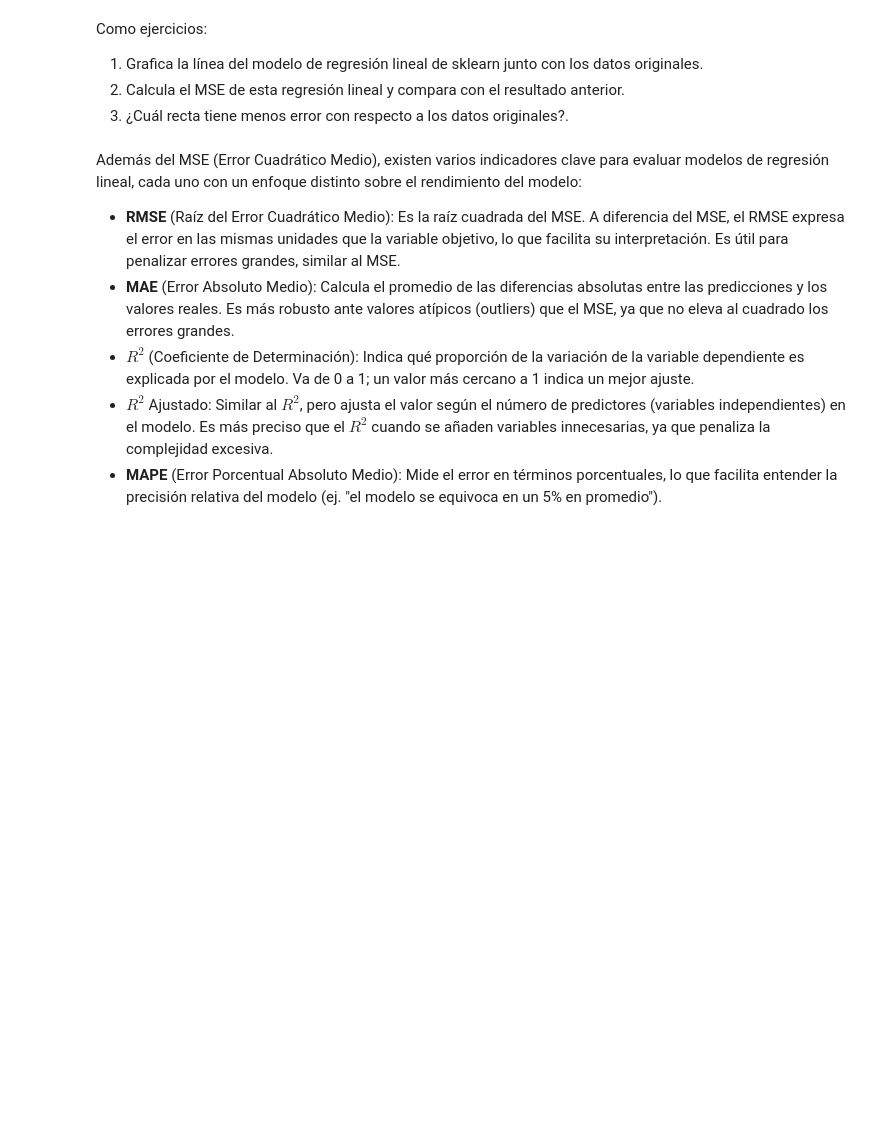
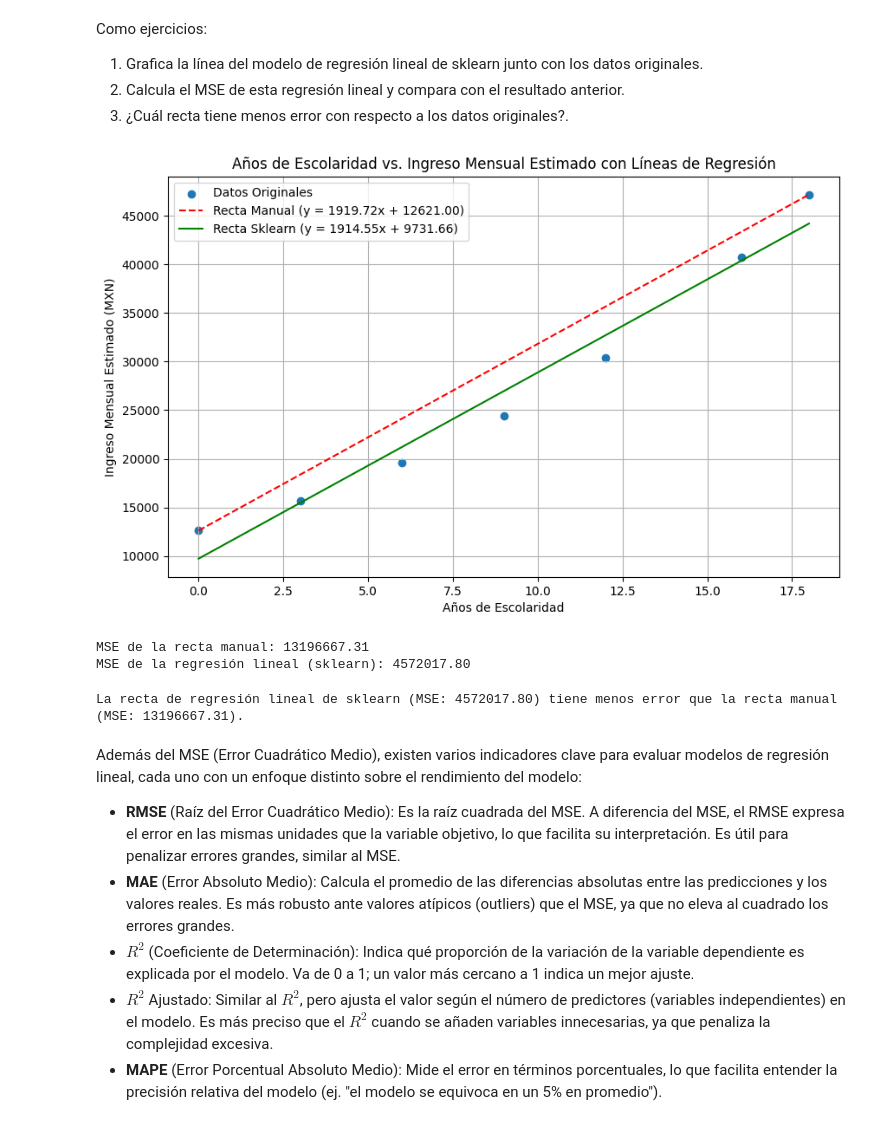
Before and after one commit to aztcc/minerodedatos77, a Jupyter notebook: MineriaDeDatos.ipynb, the cells around one changed output. Saved outputs shown, nothing was run; the diff lists cells and outputs as text; code cells hidden in the pictures; blank space fills up the shorter version.

```diff
--- a/MineriaDeDatos.ipynb
+++ b/MineriaDeDatos.ipynb
@@ -867,6 +867,38 @@ Como ejercicios:
 1) Grafica la línea del modelo de regresión lineal de sklearn junto con los datos originales.
 2) Calcula el MSE de esta regresión lineal y compara con el resultado anterior.
 3) ¿Cuál recta tiene menos error con respecto a los datos originales?.
+# %%
+y_pred_sklearn = modelo_regresion.predict(X)
+
+plt.figure(figsize=(10, 6))
+plt.scatter(anios_escolaridad, ingreso_mensual_estimado_mx, label='Datos Originales')
+plt.plot(anios_escolaridad, linea_ingreso_estimado_new_plot, color='red', linestyle='--', label=f'Recta Manual (y = {m:.2f}x + {b:.2f})')
+plt.plot(anios_escolaridad, y_pred_sklearn, color='green', label=f'Recta Sklearn (y = {m_sklearn:.2f}x + {b_sklearn:.2f})')
+plt.title('Años de Escolaridad vs. Ingreso Mensual Estimado con Líneas de Regresión')
+plt.xlabel('Años de Escolaridad')
+plt.ylabel('Ingreso Mensual Estimado (MXN)')
+plt.grid(True)
+plt.legend()
+plt.show()
+# %% [output]
+[figure, added]
+# %%
+from sklearn.metrics import mean_squared_error
+
+mse_sklearn = mean_squared_error(y, y_pred_sklearn)
+
+print(f"MSE de la recta manual: {mse:.2f}")
+print(f"MSE de la regresión lineal (sklearn): {mse_sklearn:.2f}")
+# %% [output]
+MSE de la recta manual: 13196667.31
+MSE de la regresión lineal (sklearn): 4572017.80
+# %%
+if mse_sklearn < mse:
+    print(f"La recta de regresión lineal de sklearn (MSE: {mse_sklearn:.2f}) tiene menos error que la recta manual (MSE: {mse:.2f}).")
+else:
+    print(f"La recta manual (MSE: {mse:.2f}) tiene menos error que la recta de regresión lineal de sklearn (MSE: {mse_sklearn:.2f}).")
+# %% [output]
+La recta de regresión lineal de sklearn (MSE: 4572017.80) tiene menos error que la recta manual (MSE: 13196667.31).
 # %% [markdown]
 Además del MSE (Error Cuadrático Medio), existen varios indicadores clave para evaluar modelos de regresión lineal, cada uno con un enfoque distinto sobre el rendimiento del modelo:
 
```
